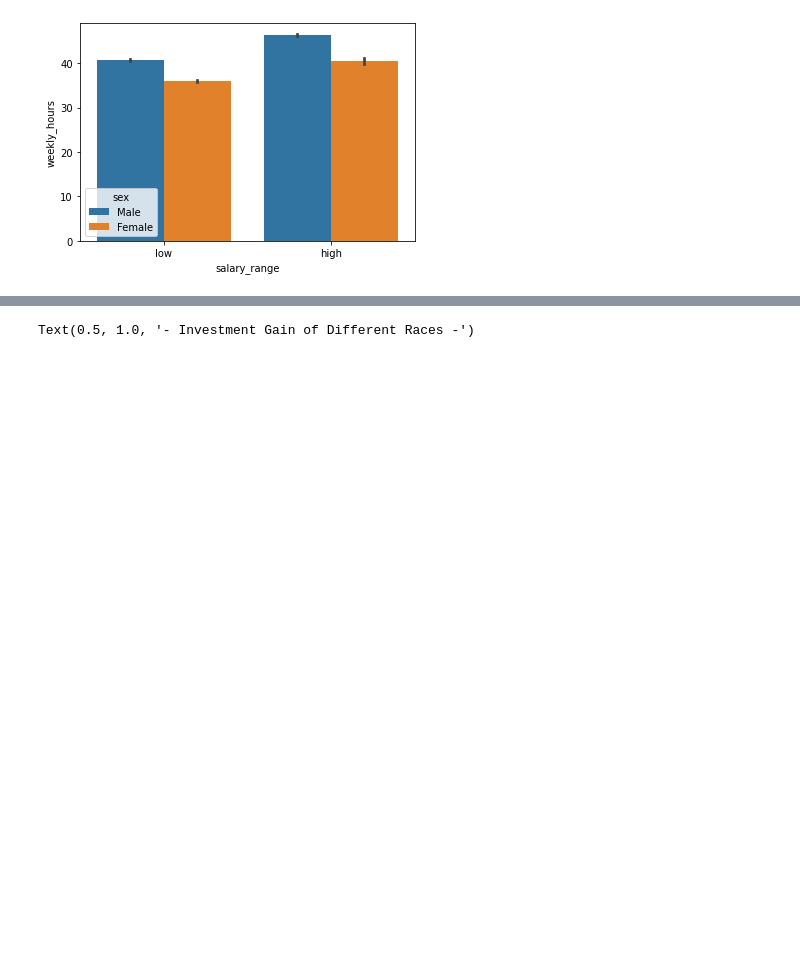
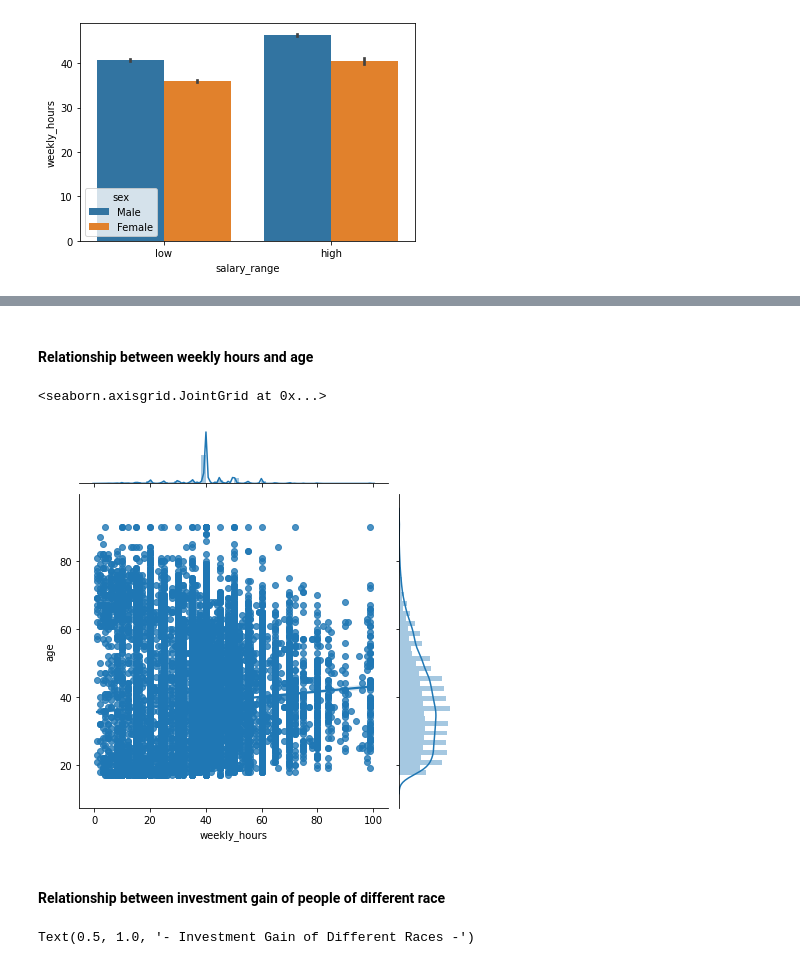
Before and after one commit to JasonnLim/ML-Salary-Prediction, a Jupyter notebook: LatestCode.ipynb, the cells around one changed output, grey strips where cells are left out. Saved outputs shown, nothing was run; the diff lists cells and outputs as text; code cells hidden in the pictures; blank space fills up the shorter version.

```diff
--- a/LatestCode.ipynb
+++ b/LatestCode.ipynb
@@ -220,3 +231,12 @@ sb.barplot(x='salary_range',y='weekly_hours',data=salary, hue='sex')
+# %% [markdown]
+#### Relationship between weekly hours and age
+# %%
+sb.jointplot(x='weekly_hours',y='age',data=salary, kind='reg')
+# %% [output]
+<seaborn.axisgrid.JointGrid at 0x...>
+[figure, added]
+# %% [markdown]
+#### Relationship between investment gain of people of different race
 # %%
 plt.figure(figsize =(16,7))
 sb.barplot(x='race',y='investment_gain',data=salary, hue='sex',palette='vlag')
```
Also changed, not shown: parts of 18 cells of this notebook.
